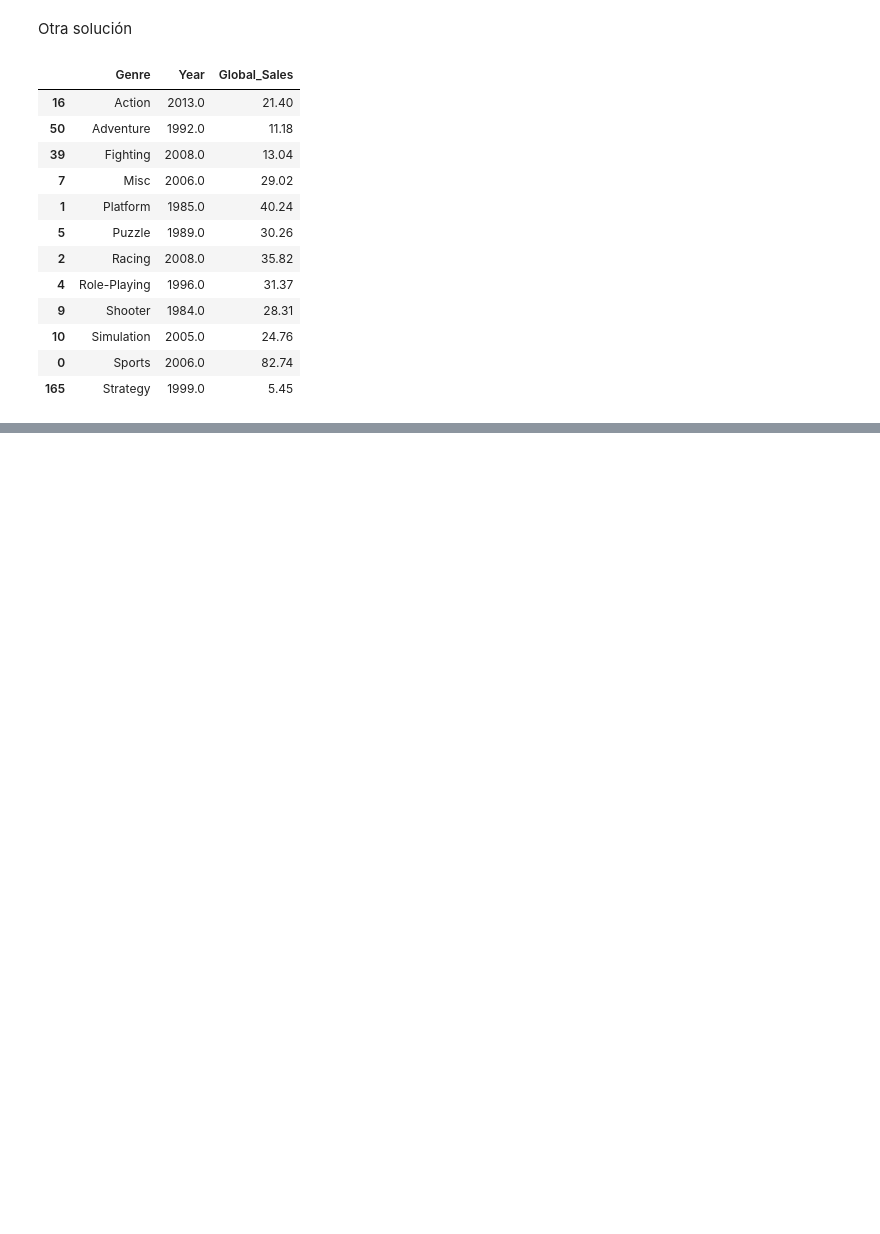
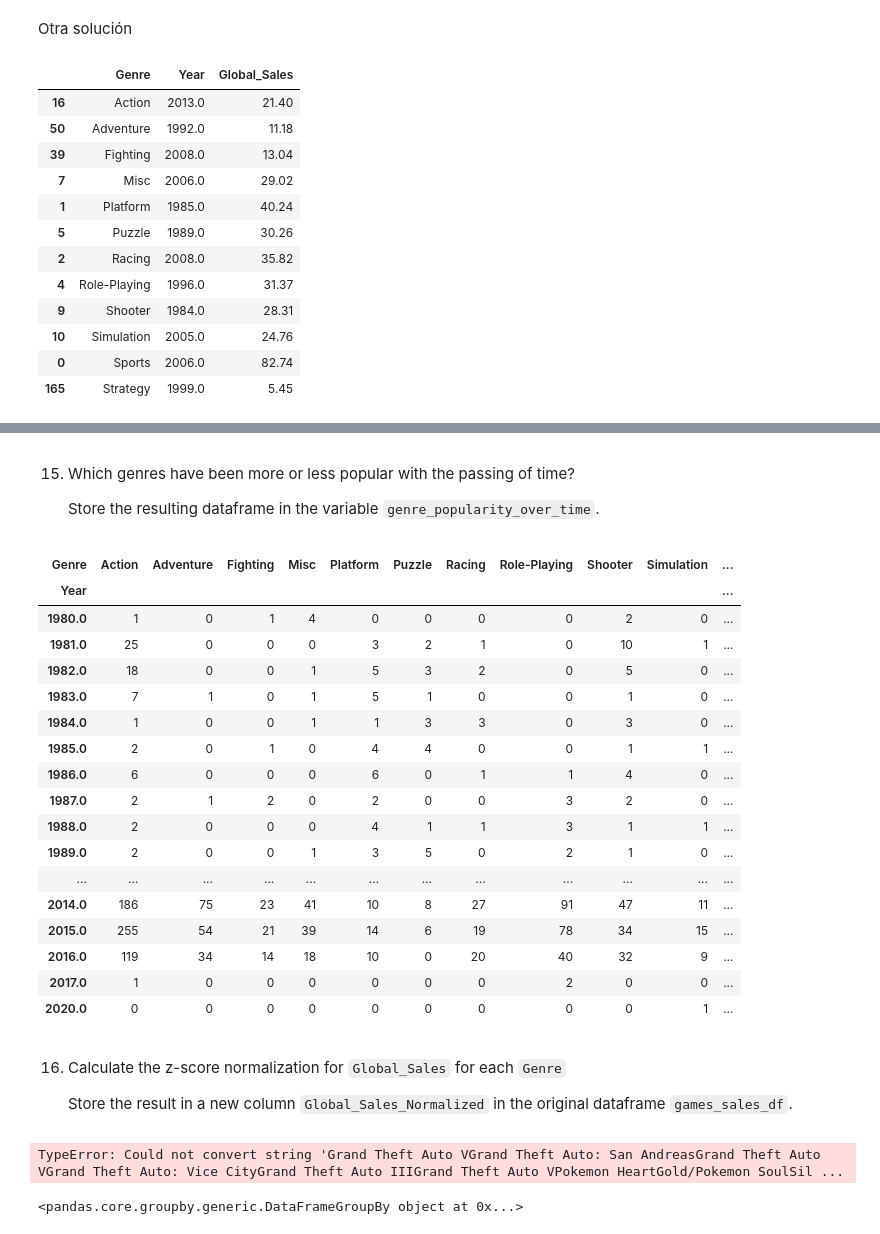
Before and after one commit to DVadeus/Data-Analysis, a Jupyter notebook: 4 Data Wrangling with Pandas.ipynb, the cells around one changed output, grey strips where cells are left out. Cells and saved outputs as stored; diff of their text form; code cells hidden in the pictures; blank space fills up the shorter version.

```diff
--- a/4 Data Wrangling with Pandas.ipynb
+++ b/4 Data Wrangling with Pandas.ipynb
@@ -348,0 +498,43 @@ max_sales_year_per_genre
+# %% [markdown]
+15. Which genres have been more or less popular with the passing of time?
+
+    Store the resulting dataframe in the variable ``genre_popularity_over_time``.
+# %%
+genre_popularity_over_time = games_sales_df.groupby(['Year', 'Genre'])['Genre'].count().unstack(fill_value = 0)
+genre_popularity_over_time
+# %% [output]
+| Genre | Action | Adventure | Fighting | Misc | Platform | Puzzle | Racing | Role-Playing | Shooter | Simulation | ... |
+| Year |  |  |  |  |  |  |  |  |  |  | ... |
+| 1980.0 | 1 | 0 | 1 | 4 | 0 | 0 | 0 | 0 | 2 | 0 | ... |
+| 1981.0 | 25 | 0 | 0 | 0 | 3 | 2 | 1 | 0 | 10 | 1 | ... |
+| 1982.0 | 18 | 0 | 0 | 1 | 5 | 3 | 2 | 0 | 5 | 0 | ... |
+| 1983.0 | 7 | 1 | 0 | 1 | 5 | 1 | 0 | 0 | 1 | 0 | ... |
+| 1984.0 | 1 | 0 | 0 | 1 | 1 | 3 | 3 | 0 | 3 | 0 | ... |
+| 1985.0 | 2 | 0 | 1 | 0 | 4 | 4 | 0 | 0 | 1 | 1 | ... |
+| 1986.0 | 6 | 0 | 0 | 0 | 6 | 0 | 1 | 1 | 4 | 0 | ... |
+| 1987.0 | 2 | 1 | 2 | 0 | 2 | 0 | 0 | 3 | 2 | 0 | ... |
+| 1988.0 | 2 | 0 | 0 | 0 | 4 | 1 | 1 | 3 | 1 | 1 | ... |
+| 1989.0 | 2 | 0 | 0 | 1 | 3 | 5 | 0 | 2 | 1 | 0 | ... |
+| ... | ... | ... | ... | ... | ... | ... | ... | ... | ... | ... | ... |
+| 2014.0 | 186 | 75 | 23 | 41 | 10 | 8 | 27 | 91 | 47 | 11 | ... |
+| 2015.0 | 255 | 54 | 21 | 39 | 14 | 6 | 19 | 78 | 34 | 15 | ... |
+| 2016.0 | 119 | 34 | 14 | 18 | 10 | 0 | 20 | 40 | 32 | 9 | ... |
+| 2017.0 | 1 | 0 | 0 | 0 | 0 | 0 | 0 | 2 | 0 | 0 | ... |
+| 2020.0 | 0 | 0 | 0 | 0 | 0 | 0 | 0 | 0 | 0 | 1 | ... |
+# %% [markdown]
+16. Calculate the z-score normalization for ``Global_Sales`` for each ``Genre``
+
+    Store the result in a new column ``Global_Sales_Normalized`` in the original dataframe ``games_sales_df``.
+# %%
+key = lambda x : x.Global_Sales
+
+zscore = lambda x: (x - x.mean()) / x.std()
+
+t = .transform(zscore)
+t
+# %% [output]
+TypeError: Could not convert string 'Grand Theft Auto VGrand Theft Auto: San AndreasGrand Theft Auto VGrand Theft Auto: Vice CityGrand Theft Auto IIIGrand Theft Auto VPokemon HeartGold/Pokemon SoulSil ...
+# %%
+games_sales_df.groupby('Genre')
+# %% [output]
+<pandas.core.groupby.generic.DataFrameGroupBy object at 0x...>
```
Also changed, not shown: parts of 13 cells of this notebook.
